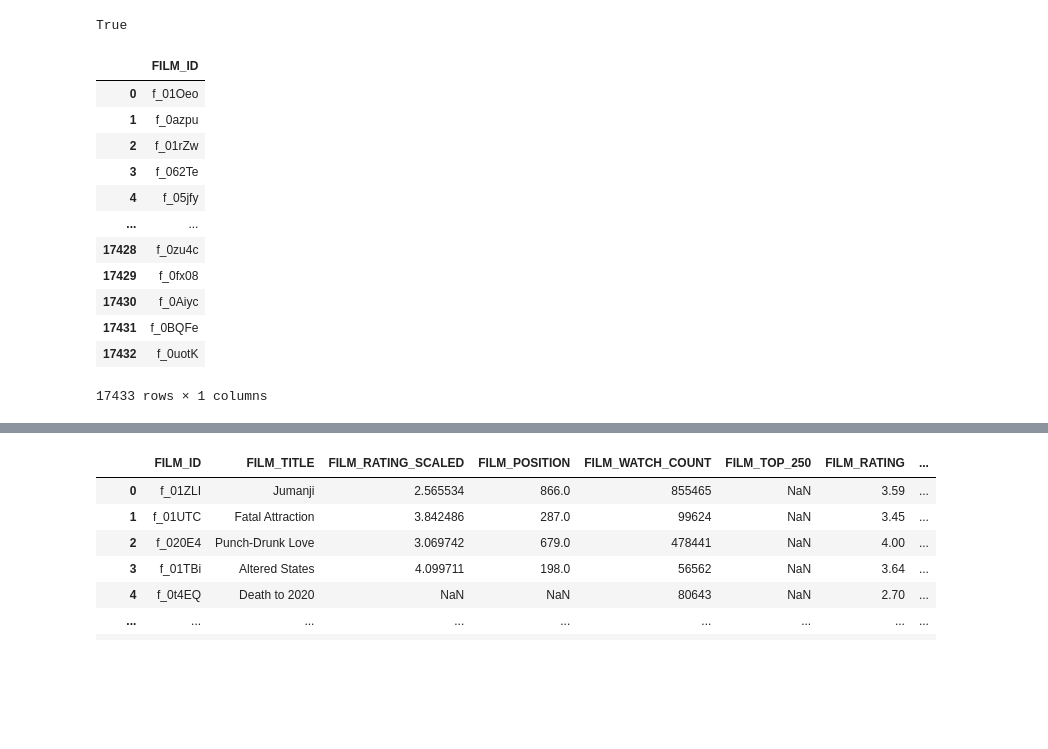
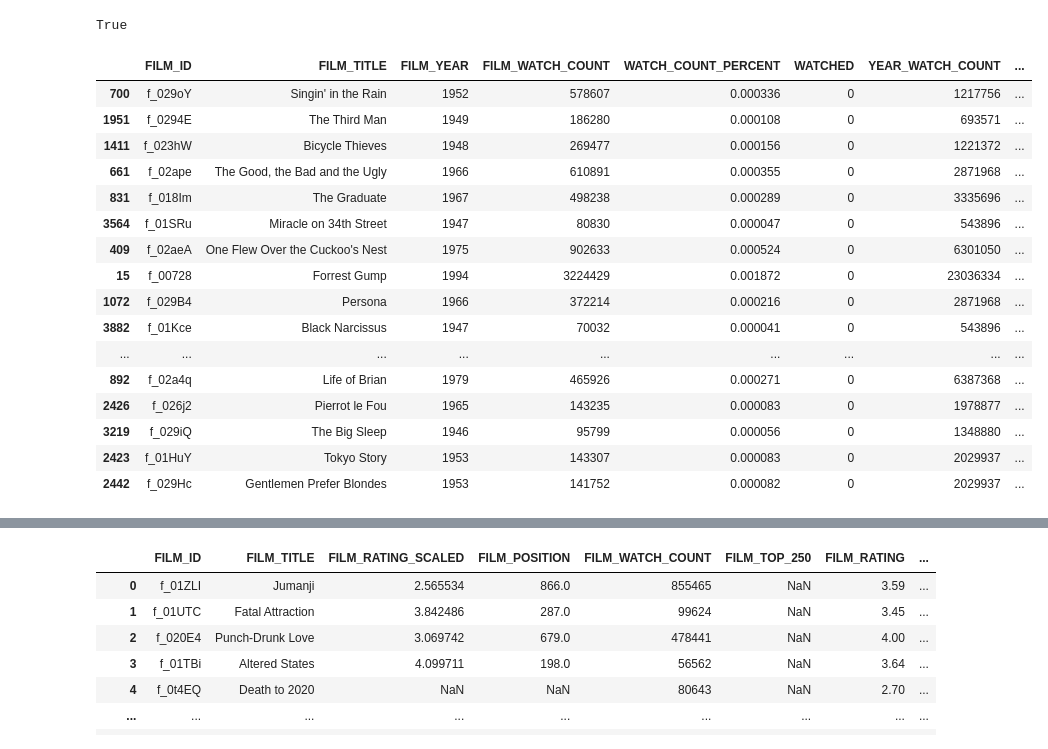
Before and after one commit to TD1138/letterboxd-app, a Jupyter notebook: lib/notebooks/DatabaseAnalysis.ipynb, the cells around one changed output, grey strips where cells are left out. Saved outputs shown, nothing was run; the diff lists cells and outputs as text; code cells hidden in the pictures; blank space fills up the shorter version.

```diff
--- a/lib/notebooks/DatabaseAnalysis.ipynb
+++ b/lib/notebooks/DatabaseAnalysis.ipynb
@@ -16,38 +16,57 @@ True
 pd.set_option('display.max_rows', 999)
 pd.set_option('display.max_columns', 99)
 # %%
-days_since_last_lb_update_df = select_statement_to_df("""
+FILM_WATCH_COUNT_df = select_statement_to_df("""
 
-WITH DAYS_SINCE_LAST_STREAMING_UPDATE AS (
+SELECT
 
-SELECT FILM_ID, ROUND(AVG(DAYS_SINCE_LAST_UPDATE), 0) AS DAYS_SINCE_LAST_UPDATE
-FROM ( SELECT FILM_ID, ROUND(COALESCE(julianday('now') - julianday(CREATED_AT), 99), 0) AS DAYS_SINCE_LAST_UPDATE FROM FILM_STREAMING_SERVICES )
-GROUP BY FILM_ID
+	a.FILM_ID
+	,c.FILM_TITLE
+	,e.FILM_YEAR
+	,b.FILM_WATCH_COUNT
+	,(1.0*b.FILM_WATCH_COUNT) / (1.0*(SELECT SUM(FILM_WATCH_COUNT) FROM FILM_LETTERBOXD_STATS)) AS WATCH_COUNT_PERCENT
+	,CASE WHEN d.FILM_ID IS NULL THEN 0 ELSE 1 END AS WATCHED
 
-)
+FROM ALL_RELEASED_FILMS a
 
-SELECT a.FILM_ID
-FROM FILM_ALGO_SCORE a
-LEFT JOIN DAYS_SINCE_LAST_STREAMING_UPDATE b
+LEFT JOIN FILM_LETTERBOXD_STATS b
 ON a.FILM_ID = b.FILM_ID
-ORDER BY COALESCE(a.ALGO_SCORE,0.01) * COALESCE(b.DAYS_SINCE_LAST_UPDATE, 365) DESC
+
+LEFT JOIN FILM_TITLE c
+ON a.FILM_ID = c.FILM_ID
+
+LEFT JOIN WATCHED d
+ON a.FILM_ID = d.FILM_ID
+
+LEFT JOIN FILM_YEAR e
+ON a.FILM_ID = e.FILM_ID
+
+ORDER BY b.FILM_WATCH_COUNT DESC
 
 """)
 
-# days_since_last_lb_update_df['DAYS_SINCE_LAST_UPDATE'] = days_since_last_lb_update_df['DAYS_SINCE_LAST_UPDATE'] + 0.02
-
-days_since_last_lb_update_df
+YEAR_WATCH_COUNT_df = FILM_WATCH_COUNT_df.groupby(['FILM_YEAR']).agg({'FILM_WATCH_COUNT':'sum'}).reset_index()
+YEAR_WATCH_COUNT_df.columns = ['FILM_YEAR', 'YEAR_WATCH_COUNT']
+FILM_WATCH_COUNT_df = FILM_WATCH_COUNT_df.merge(YEAR_WATCH_COUNT_df, how='left', on='FILM_YEAR')
+FILM_WATCH_COUNT_df['YEAR_PERCENT'] = FILM_WATCH_COUNT_df['FILM_WATCH_COUNT'] / FILM_WATCH_COUNT_df['YEAR_WATCH_COUNT']
+tmp = FILM_WATCH_COUNT_df[(FILM_WATCH_COUNT_df['WATCHED']==0) & (FILM_WATCH_COUNT_df['FILM_YEAR']>1945)].sort_values(['YEAR_PERCENT', 'YEAR_WATCH_COUNT'], ascending=False)
+tmp['YEAR_PERCENT'] = tmp['YEAR_PERCENT'].apply(lambda x: "{0:.2f}%".format(x*100))
+tmp.head(50)
 # %% [output]
-|  | FILM_ID |
-| 0 | f_01Oeo |
-| 1 | f_0azpu |
-| 2 | f_01rZw |
-| 3 | f_062Te |
-| 4 | f_05jfy |
-| ... | ... |
-| 17428 | f_0zu4c |
-| 17429 | f_0fx08 |
-| 17430 | f_0Aiyc |
-| 17431 | f_0BQFe |
-| 17432 | f_0uotK |
+|  | FILM_ID | FILM_TITLE | FILM_YEAR | FILM_WATCH_COUNT | WATCH_COUNT_PERCENT | WATCHED | YEAR_WATCH_COUNT | ... |
+| 700 | f_029oY | Singin' in the Rain | 1952 | 578607 | 0.000336 | 0 | 1217756 | ... |
+| 1951 | f_0294E | The Third Man | 1949 | 186280 | 0.000108 | 0 | 693571 | ... |
+| 1411 | f_023hW | Bicycle Thieves | 1948 | 269477 | 0.000156 | 0 | 1221372 | ... |
+| 661 | f_02ape | The Good, the Bad and the Ugly | 1966 | 610891 | 0.000355 | 0 | 2871968 | ... |
+| 831 | f_018Im | The Graduate | 1967 | 498238 | 0.000289 | 0 | 3335696 | ... |
+| 3564 | f_01SRu | Miracle on 34th Street | 1947 | 80830 | 0.000047 | 0 | 543896 | ... |
+| 409 | f_02aeA | One Flew Over the Cuckoo's Nest | 1975 | 902633 | 0.000524 | 0 | 6301050 | ... |
+| 15 | f_00728 | Forrest Gump | 1994 | 3224429 | 0.001872 | 0 | 23036334 | ... |
+| 1072 | f_029B4 | Persona | 1966 | 372214 | 0.000216 | 0 | 2871968 | ... |
+| 3882 | f_01Kce | Black Narcissus | 1947 | 70032 | 0.000041 | 0 | 543896 | ... |
+| ... | ... | ... | ... | ... | ... | ... | ... | ... |
+| 892 | f_02a4q | Life of Brian | 1979 | 465926 | 0.000271 | 0 | 6387368 | ... |
+| 2426 | f_026j2 | Pierrot le Fou | 1965 | 143235 | 0.000083 | 0 | 1978877 | ... |
+| 3219 | f_029iQ | The Big Sleep | 1946 | 95799 | 0.000056 | 0 | 1348880 | ... |
+| 2423 | f_01HuY | Tokyo Story | 1953 | 143307 | 0.000083 | 0 | 2029937 | ... |
+| 2442 | f_029Hc | Gentlemen Prefer Blondes | 1953 | 141752 | 0.000082 | 0 | 2029937 | ... |
-17433 rows × 1 columns
```
Also changed, not shown: parts of 5 cells of this notebook, 1 other file.
